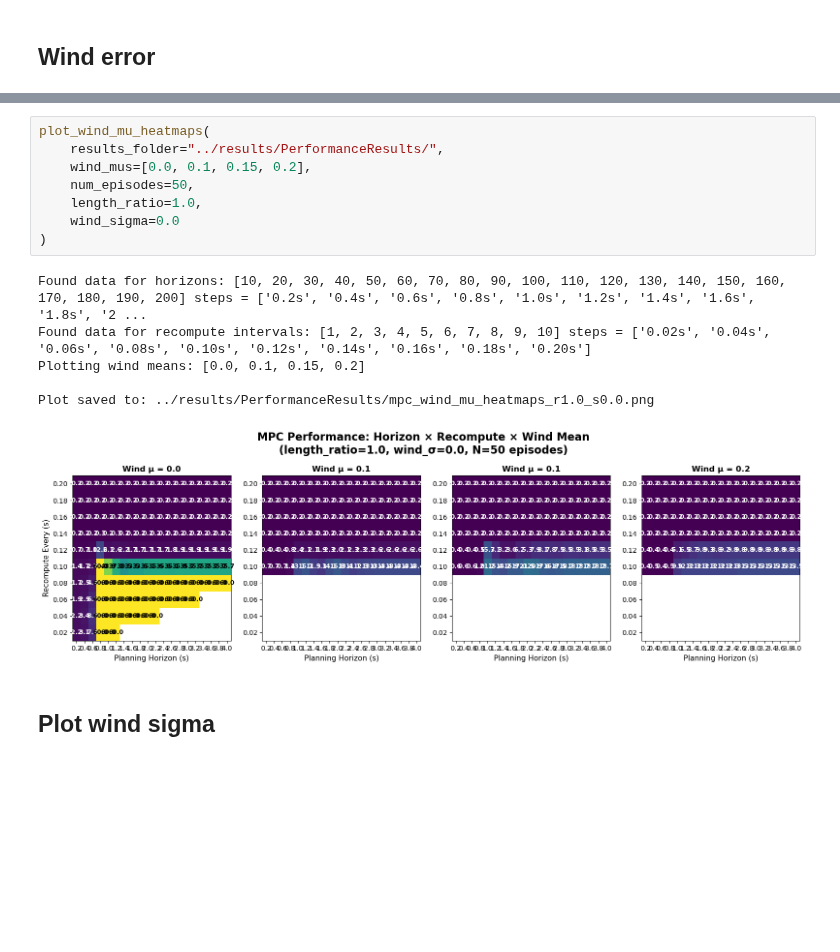
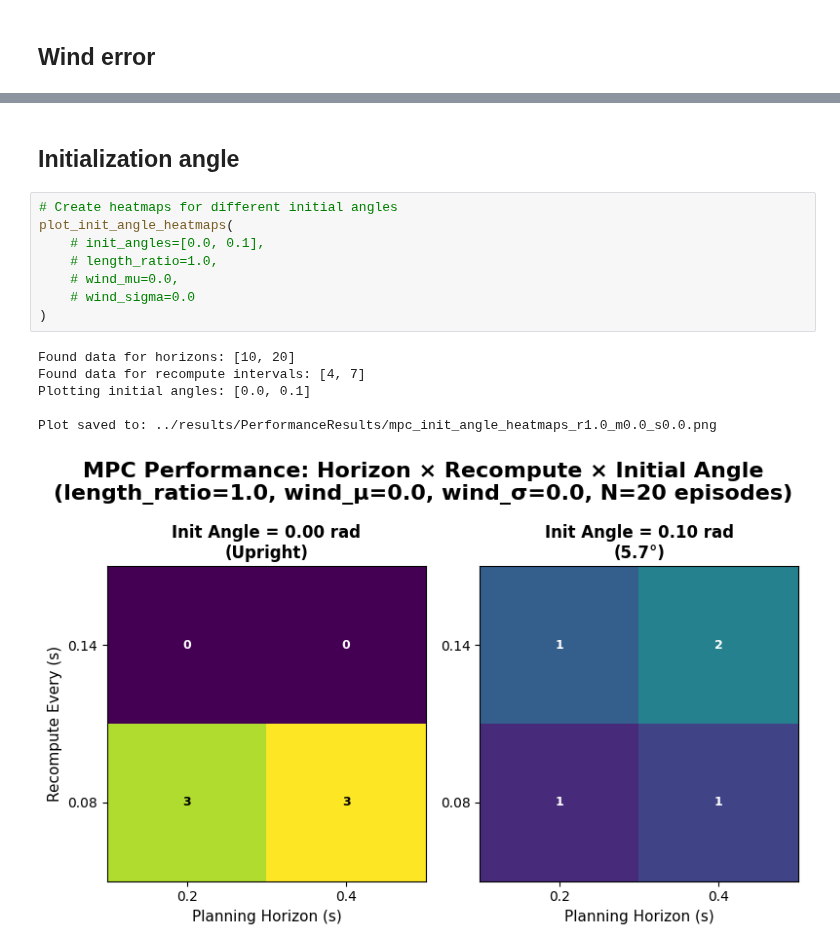
Before and after one commit to jtbuch/mpc_dojo, a Jupyter notebook: cartpole_optimization/notebooks/Cartpole_Control.ipynb, the cells around one changed output, grey strips where cells are left out. Drawn from its saved outputs; the diff is of its cells as text; blank space fills up the shorter version.

Commit message:
adding the init angle and more efficient data saving

```diff
--- a/cartpole_optimization/notebooks/Cartpole_Control.ipynb
+++ b/cartpole_optimization/notebooks/Cartpole_Control.ipynb
@@ -87,17 +83,17 @@ Plot saved to: ../results/PerformanceResults/mpc_wind_mu_analysis_h40_r1.0_s0.0.
+# %% [markdown]
+## Initialization angle
 # %%
-plot_wind_mu_heatmaps(
-    results_folder="../results/PerformanceResults/",
-    wind_mus=[0.0, 0.1, 0.15, 0.2],
-    num_episodes=50,
-    length_ratio=1.0,
-    wind_sigma=0.0
+# Create heatmaps for different initial angles
+plot_init_angle_heatmaps(
+    # init_angles=[0.0, 0.1],
+    # length_ratio=1.0,
+    # wind_mu=0.0,
+    # wind_sigma=0.0
 )
 # %% [output]
-Found data for horizons: [10, 20, 30, 40, 50, 60, 70, 80, 90, 100, 110, 120, 130, 140, 150, 160, 170, 180, 190, 200] steps = ['0.2s', '0.4s', '0.6s', '0.8s', '1.0s', '1.2s', '1.4s', '1.6s', '1.8s', '2 ...
-Found data for recompute intervals: [1, 2, 3, 4, 5, 6, 7, 8, 9, 10] steps = ['0.02s', '0.04s', '0.06s', '0.08s', '0.10s', '0.12s', '0.14s', '0.16s', '0.18s', '0.20s']
-Plotting wind means: [0.0, 0.1, 0.15, 0.2]
+Found data for horizons: [10, 20]
+Found data for recompute intervals: [4, 7]
+Plotting initial angles: [0.0, 0.1]
 
-Plot saved to: ../results/PerformanceResults/mpc_wind_mu_heatmaps_r1.0_s0.0.png
+Plot saved to: ../results/PerformanceResults/mpc_init_angle_heatmaps_r1.0_m0.0_s0.0.png
-[figure, old version]
+[figure, new version]
-# %% [markdown]
-## Plot wind sigma
```
Also changed, not shown: parts of 6 cells of this notebook, 3 other files.
